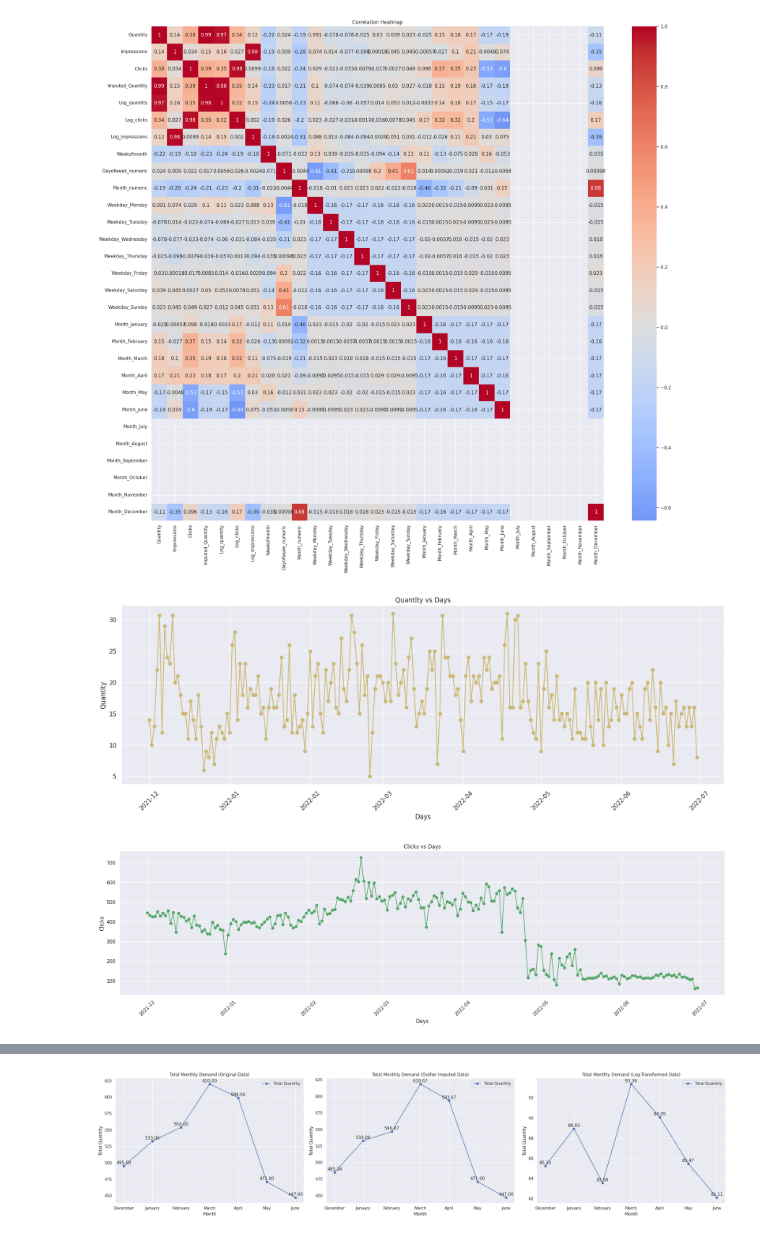
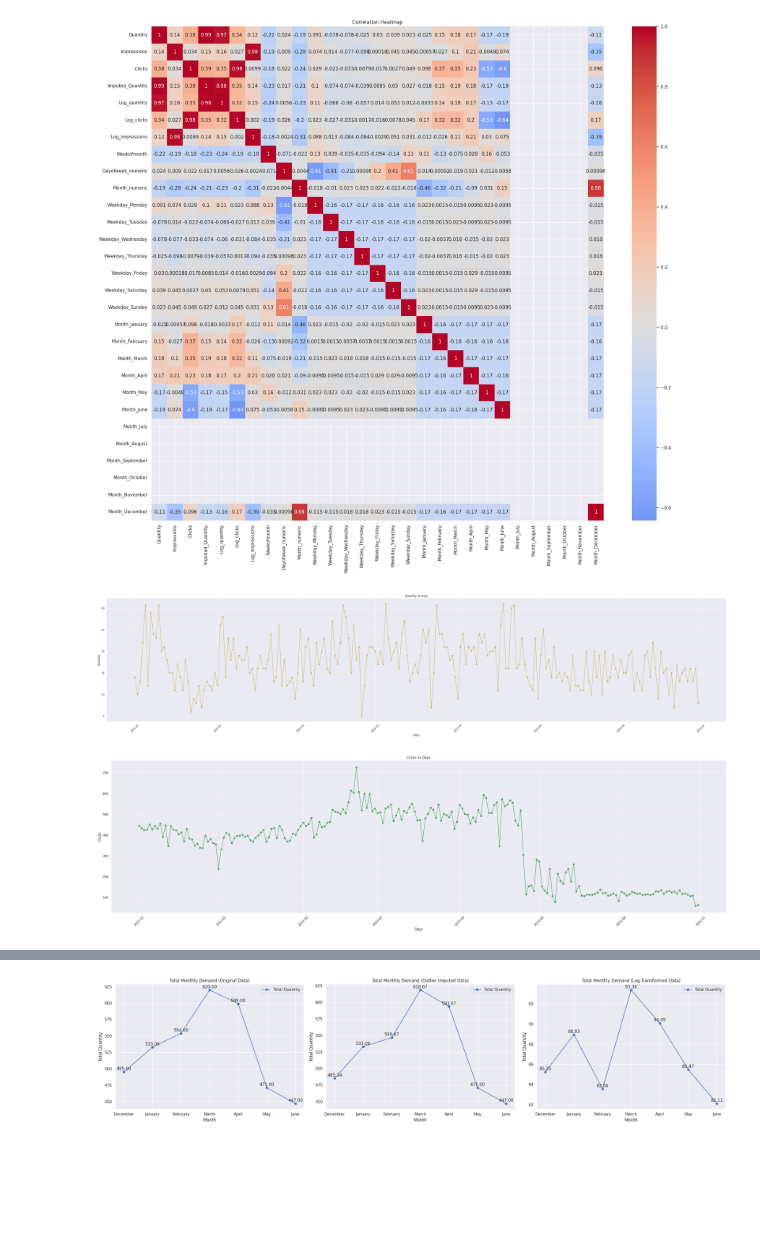
Before and after one commit to Chris-Joy26/Chris-Infosys-Nov24, a Jupyter notebook: WEEK2.ipynb, the cells around one changed output, grey strips where cells are left out. Saved outputs shown, nothing was run; the diff lists cells and outputs as text; code cells hidden in the pictures; blank space fills up the shorter version.

```diff
--- a/WEEK2.ipynb
+++ b/WEEK2.ipynb
@@ -711,21 +762,0 @@ MAPPING WEEKDAYS AND MONTHS INTO SEPARATE COLUMNS
-# %%
-masterdata.loc[masterdata['Dayofweek'] == 'Monday','Weekday_Monday'] = 1
-masterdata.loc[masterdata['Dayofweek'] == 'Tuesday','Weekday_Tuesday'] = 1
-masterdata.loc[masterdata['Dayofweek'] == 'Wednesday','Weekday_Wednesday'] = 1
-masterdata.loc[masterdata['Dayofweek'] == 'Thursday','Weekday_Thursday'] = 1
-masterdata.loc[masterdata['Dayofweek'] == 'Friday','Weekday_Friday'] = 1
-masterdata.loc[masterdata['Dayofweek'] == 'Saturday','Weekday_Saturday'] = 1
-masterdata.loc[masterdata['Dayofweek'] == 'Sunday','Weekday_Sunday'] = 1
-
-masterdata.loc[masterdata['Monthname'] == 'January','Month_January'] = 1
-masterdata.loc[masterdata['Monthname'] == 'February','Month_February'] = 1
-masterdata.loc[masterdata['Monthname'] == 'March','Month_March'] = 1
-masterdata.loc[masterdata['Monthname'] == 'April','Month_April'] = 1
-masterdata.loc[masterdata['Monthname'] == 'May','Month_May'] = 1
-masterdata.loc[masterdata['Monthname'] == 'June','Month_June'] = 1
-masterdata.loc[masterdata['Monthname'] == 'July','Month_July'] = 1
-masterdata.loc[masterdata['Monthname'] == 'August','Month_August'] = 1
-masterdata.loc[masterdata['Monthname'] == 'September','Month_September'] = 1
-masterdata.loc[masterdata['Monthname'] == 'October','Month_October'] = 1
-masterdata.loc[masterdata['Monthname'] == 'November','Month_November'] = 1
-masterdata.loc[masterdata['Monthname'] == 'December','Month_December'] = 1
@@ -827,18 +837,20 @@ plt.show()
 # %% [output]
 [figure]
 # %%
-plt.figure(figsize=(20, 6))
+# TIMESERIES PLOT OF IMPUTED_QUANTITY VS DAY_INDEX USING LINE GRAPH
+plt.figure(figsize=(50, 10))
 plt.plot(masterdata.index, masterdata['Imputed_Quantity'], marker='o', linestyle='-', color='y')
 plt.xlabel('Days')
 plt.ylabel('Quantity')
 plt.title('Quantity vs Days')
 plt.xticks(rotation=45)
 plt.grid(True)
 plt.show()
 # %% [output]
-[figure, old version]
+[figure, new version]
 # %%
-plt.figure(figsize=(25, 6))
+# TIMESERIES PLOT OF CLICKS VS DAY_INDEX USING LINE GRAPH
+plt.figure(figsize=(40, 10))
 plt.plot(masterdata.index, masterdata['Clicks'], marker='o', linestyle='-', color='g')
 plt.xlabel('Days')
 plt.ylabel('Clicks')
@@ -847,5 +859,5 @@ plt.xticks(rotation=45)
 plt.grid(True)
 plt.show()
 # %% [output]
-[figure, old version]
+[figure, new version]
 # %%
```
Also changed, not shown: parts of 87 cells of this notebook.
